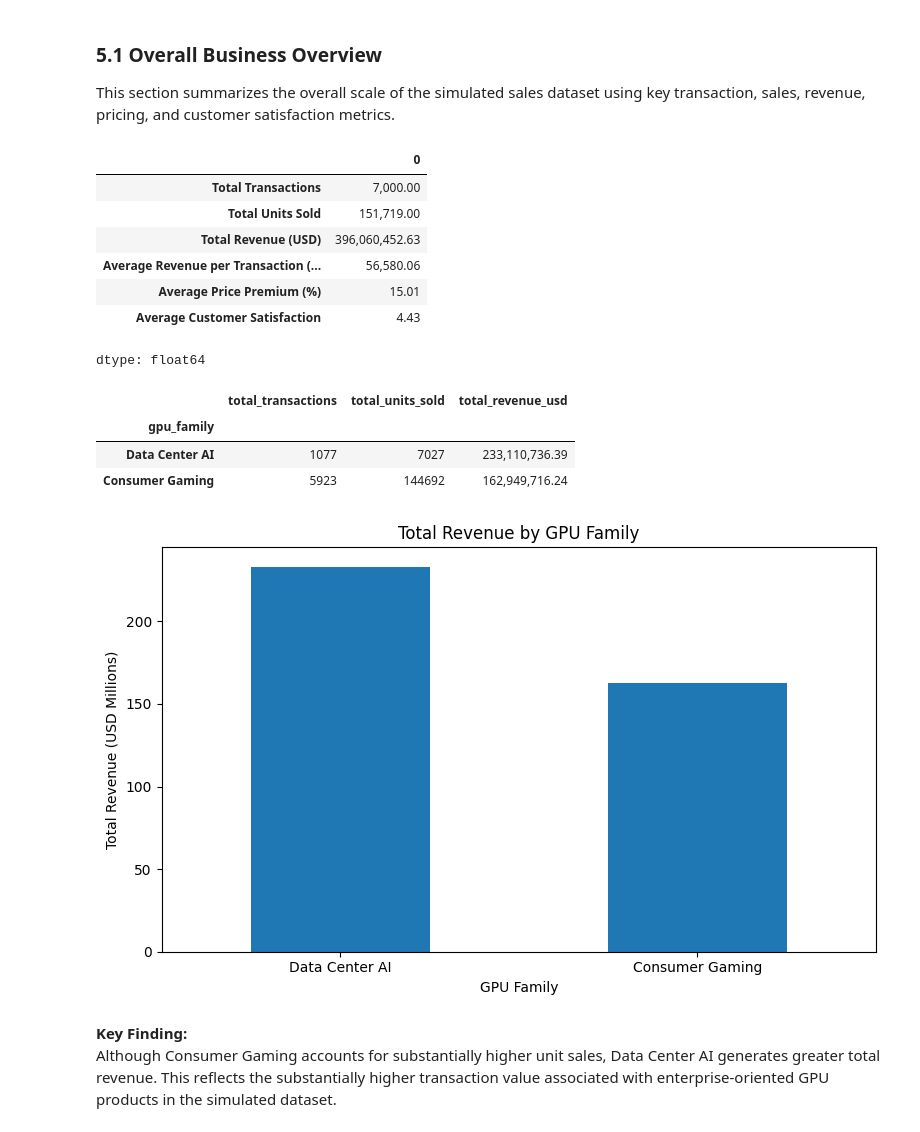
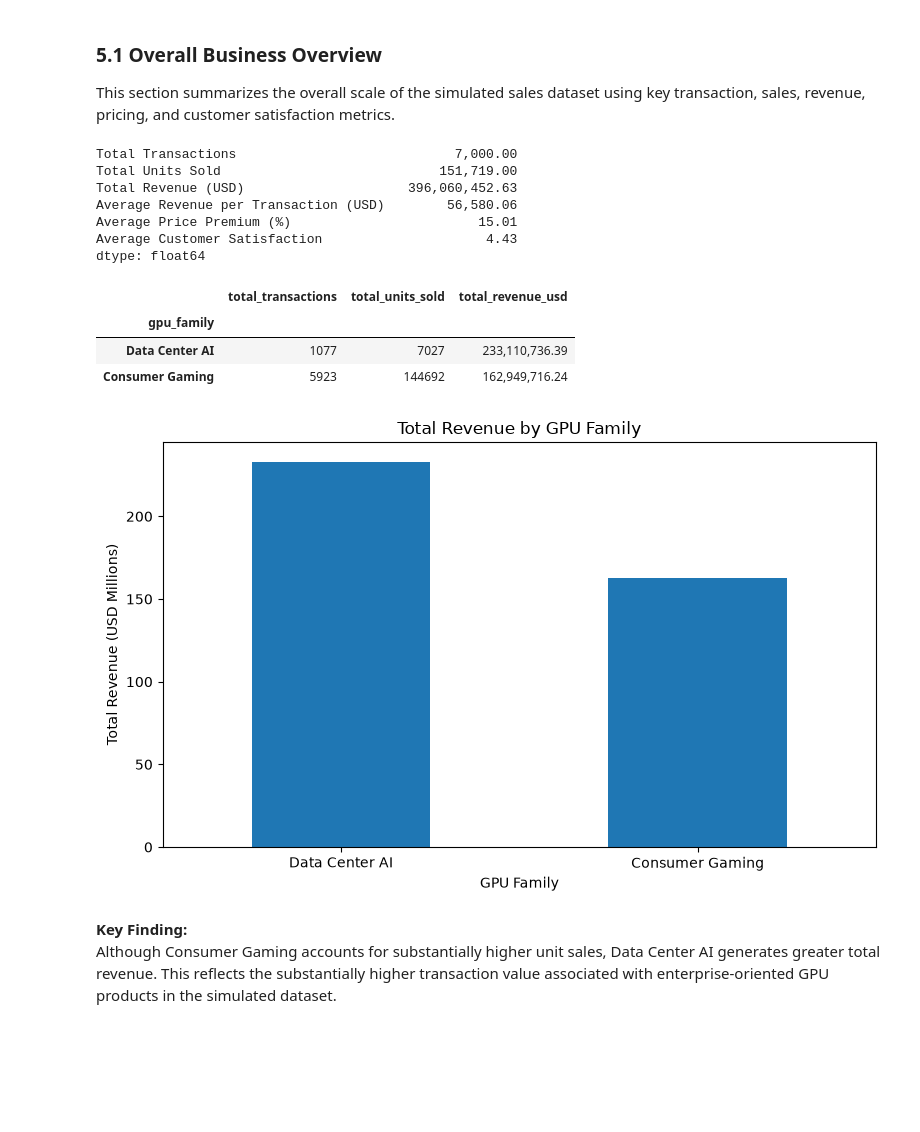
Before and after one commit to Faiz-Aturr/Nvidia-GPU-Sales-Market-Dynamics-Analysis, a Jupyter notebook: notebooks/nvidia_gpu_sales_analysis.ipynb, the cells around one changed output. Cells and saved outputs as stored; diff of their text form; code cells hidden in the pictures; blank space fills up the shorter version.

Commit message:
Improve reproducibility and project documentation

```diff
--- a/notebooks/nvidia_gpu_sales_analysis.ipynb
+++ b/notebooks/nvidia_gpu_sales_analysis.ipynb
@@ -14,15 +14,21 @@ from pathlib import Path
 pd.set_option("display.max_columns", None)
 pd.set_option("display.float_format", "{:,.2f}".format)
 
-# File path
-DATA_PATH = Path("nvidia_gpu_sales_synthetic_2026_RAW.csv")
+# Project paths
+PROJECT_ROOT = Path.cwd()
+
+if PROJECT_ROOT.name == "notebooks":
+    PROJECT_ROOT = PROJECT_ROOT.parent
+
+DATA_PATH = PROJECT_ROOT / "data" / "raw" / "nvidia_gpu_sales_synthetic_2026_RAW.csv"
 
 # Load dataset
 df = pd.read_csv(DATA_PATH)
 
-print(f"Dataset loaded successfully.")
+print("Dataset loaded successfully.")
 print(f"Rows    : {df.shape[0]:,}")
 print(f"Columns : {df.shape[1]}")
+print(f"Source  : {DATA_PATH.relative_to(PROJECT_ROOT)}")
 # %% [output]
 Dataset loaded successfully.
 Rows    : 7,000
@@ -229,13 +234,12 @@ overview = pd.Series({
 
 overview
 # %% [output]
-|  | 0 |
-| Total Transactions | 7,000.00 |
-| Total Units Sold | 151,719.00 |
-| Total Revenue (USD) | 396,060,452.63 |
-| Average Revenue per Transaction (... | 56,580.06 |
-| Average Price Premium (%) | 15.01 |
-| Average Customer Satisfaction | 4.43 |
+Total Transactions                            7,000.00
+Total Units Sold                            151,719.00
+Total Revenue (USD)                     396,060,452.63
+Average Revenue per Transaction (USD)        56,580.06
+Average Price Premium (%)                        15.01
+Average Customer Satisfaction                     4.43
 dtype: float64
 # %%
 gpu_family_summary = (
@@ -257,21 +261,27 @@ gpu_family_summary
 | Consumer Gaming | 5923 | 144692 | 162,949,716.24 |
 # %%
 # Total revenue by GPU family (USD millions)
+gpu_family_revenue = (
+    df_clean.groupby("gpu_family")["revenue_usd"]
+    .sum()
+    .sort_values(ascending=False)
+)
+
 gpu_family_revenue_m = gpu_family_revenue / 1_000_000
 
 plt.figure(figsize=(8, 5))
 
 gpu_family_revenue_m.plot(kind="bar")
 
 plt.title("Total Revenue by GPU Family")
 plt.xlabel("GPU Family")
 plt.ylabel("Total Revenue (USD Millions)")
 plt.xticks(rotation=0)
 plt.tight_layout()
 
 plt.show()
 # %% [output]
-[figure, old version]
+[figure, new version]
 # %% [markdown]
 **Key Finding:**
 Although Consumer Gaming accounts for substantially higher unit sales, Data Center AI generates greater total revenue. This reflects the substantially higher transaction value associated with enterprise-oriented GPU products in the simulated dataset.
```
Also changed, not shown: parts of 24 cells of this notebook, 3 other files.
